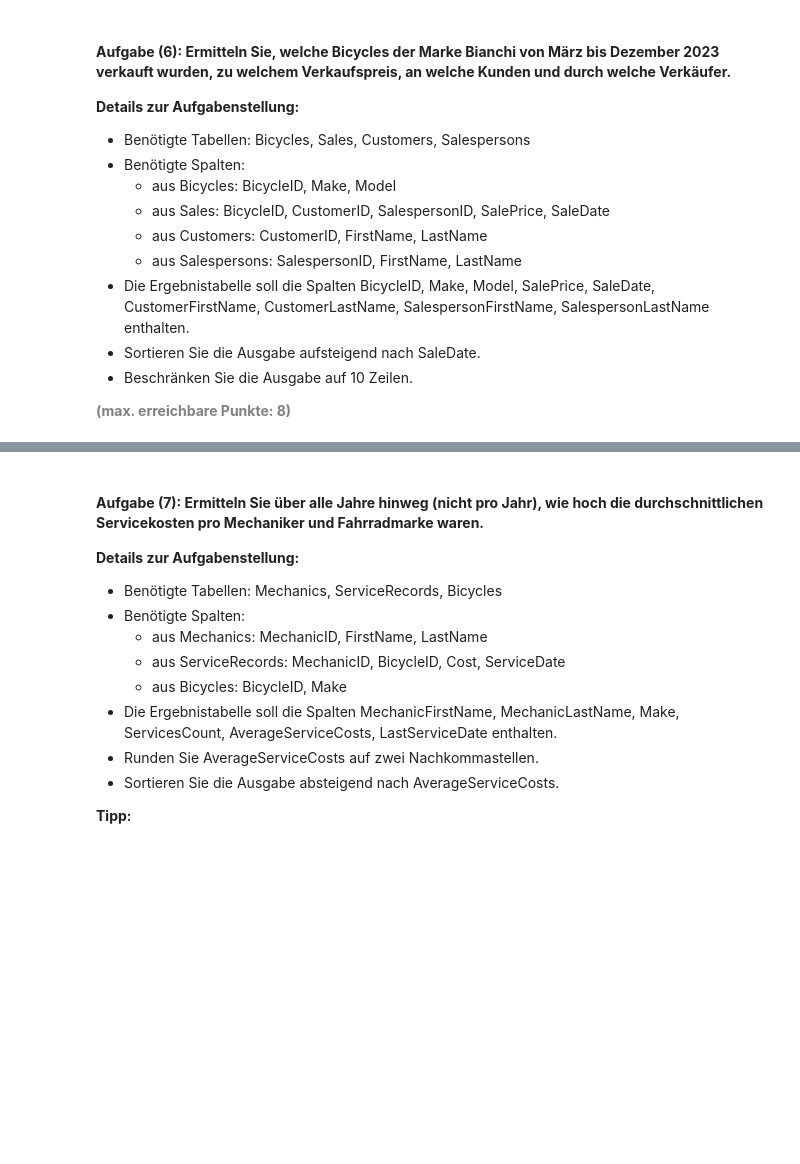
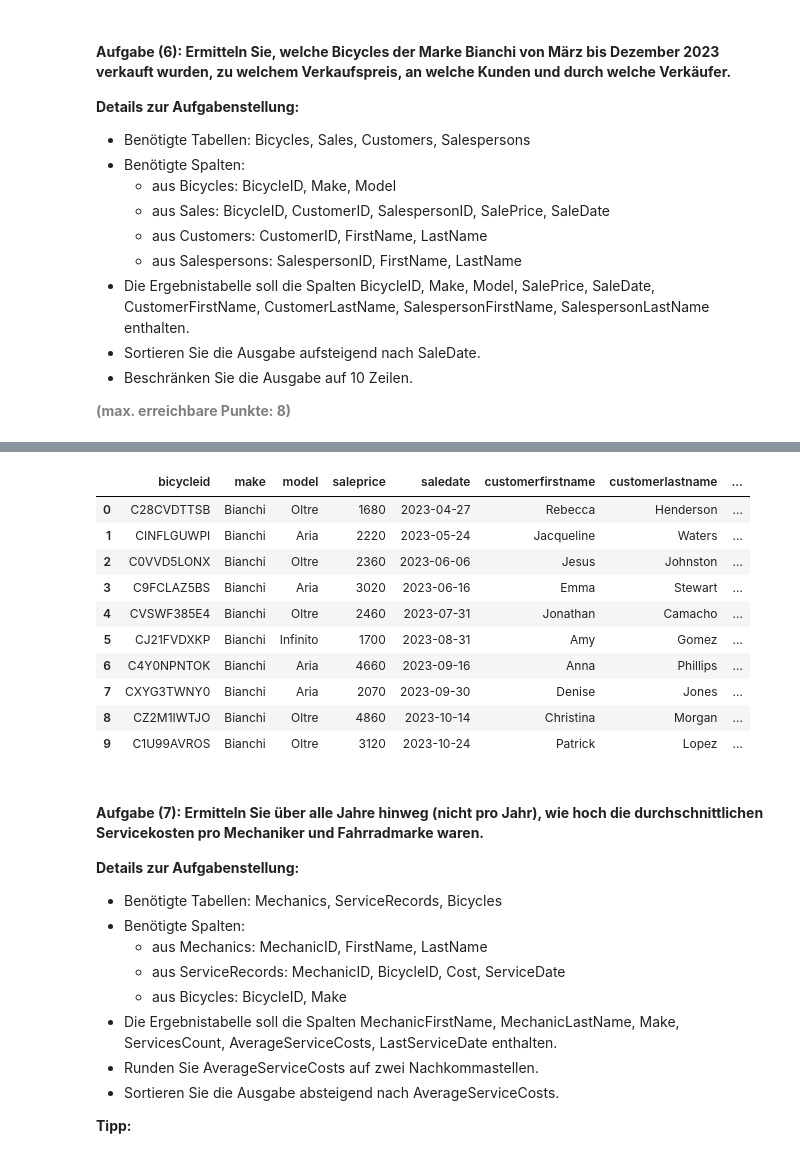
Before and after one commit to pyrat12/python_postgresql_pgadmin, a Jupyter notebook: Zusatzmaterial Prüfungsvorbereitung/AP01_Mgmt_Nutzung_Relationale_Daten.ipynb, the cells around one changed output, grey strips where cells are left out. Drawn from its saved outputs; the diff is of its cells as text; code cells hidden in the pictures; blank space fills up the shorter version.

```diff
--- a/Zusatzmaterial Prüfungsvorbereitung/AP01_Mgmt_Nutzung_Relationale_Daten.ipynb
+++ b/Zusatzmaterial Prüfungsvorbereitung/AP01_Mgmt_Nutzung_Relationale_Daten.ipynb
@@ -539,3 +590,52 @@ df_subfünf
+# %%
+# Engine für Datenbankverbindung erstellen
+engine = create_engine(db_connection_url)
+
+# SQL-Abfrage erstellen und ausführen
+df_subsechs = pd.read_sql_query('''
+SELECT
+bicycles.bicycleid,
+bicycles.make,
+bicycles.model,
+sales.saleprice,
+sales.saledate,
+customers.firstname AS CustomerFirstName,
+customers.lastname AS CustomerLastName,
+salespersons.firstname AS SalespersonFirstName,
+salespersons.lastname AS SalespersonLastName
+FROM bicycles
+
+INNER JOIN sales
+    ON bicycles.bicycleid = sales.bicycleid
+INNER JOIN customers
+    ON sales.customerid = customers.customerid
+INNER JOIN salespersons
+    ON sales.salespersonid = salespersons.salespersonid
+
+WHERE make = 'Bianchi' AND saledate BETWEEN '2023-03-01' AND '2023-12-31'
+
+
+ORDER BY SaleDate ASC
+LIMIT 10
+''', con = engine)
+
+# Datenbankverbindung trennen
+engine.dispose()
+
+# Ergebnis anzeigen
+df_subsechs
+# %% [output]
+|  | bicycleid | make | model | saleprice | saledate | customerfirstname | customerlastname | ... |
+| 0 | C28CVDTTSB | Bianchi | Oltre | 1680 | 2023-04-27 | Rebecca | Henderson | ... |
+| 1 | CINFLGUWPI | Bianchi | Aria | 2220 | 2023-05-24 | Jacqueline | Waters | ... |
+| 2 | C0VVD5LONX | Bianchi | Oltre | 2360 | 2023-06-06 | Jesus | Johnston | ... |
+| 3 | C9FCLAZ5BS | Bianchi | Aria | 3020 | 2023-06-16 | Emma | Stewart | ... |
+| 4 | CVSWF385E4 | Bianchi | Oltre | 2460 | 2023-07-31 | Jonathan | Camacho | ... |
+| 5 | CJ21FVDXKP | Bianchi | Infinito | 1700 | 2023-08-31 | Amy | Gomez | ... |
+| 6 | C4Y0NPNTOK | Bianchi | Aria | 4660 | 2023-09-16 | Anna | Phillips | ... |
+| 7 | CXYG3TWNY0 | Bianchi | Aria | 2070 | 2023-09-30 | Denise | Jones | ... |
+| 8 | CZ2M1IWTJO | Bianchi | Oltre | 4860 | 2023-10-14 | Christina | Morgan | ... |
+| 9 | C1U99AVROS | Bianchi | Oltre | 3120 | 2023-10-24 | Patrick | Lopez | ... |
 # %% [markdown]
 #### <b>Aufgabe (7): Ermitteln Sie über alle Jahre hinweg (nicht pro Jahr), wie hoch die durchschnittlichen Servicekosten pro Mechaniker und Fahrradmarke waren.</b>
 <b>Details zur Aufgabenstellung:</b>
```
Also changed, not shown: parts of 8 cells of this notebook.
